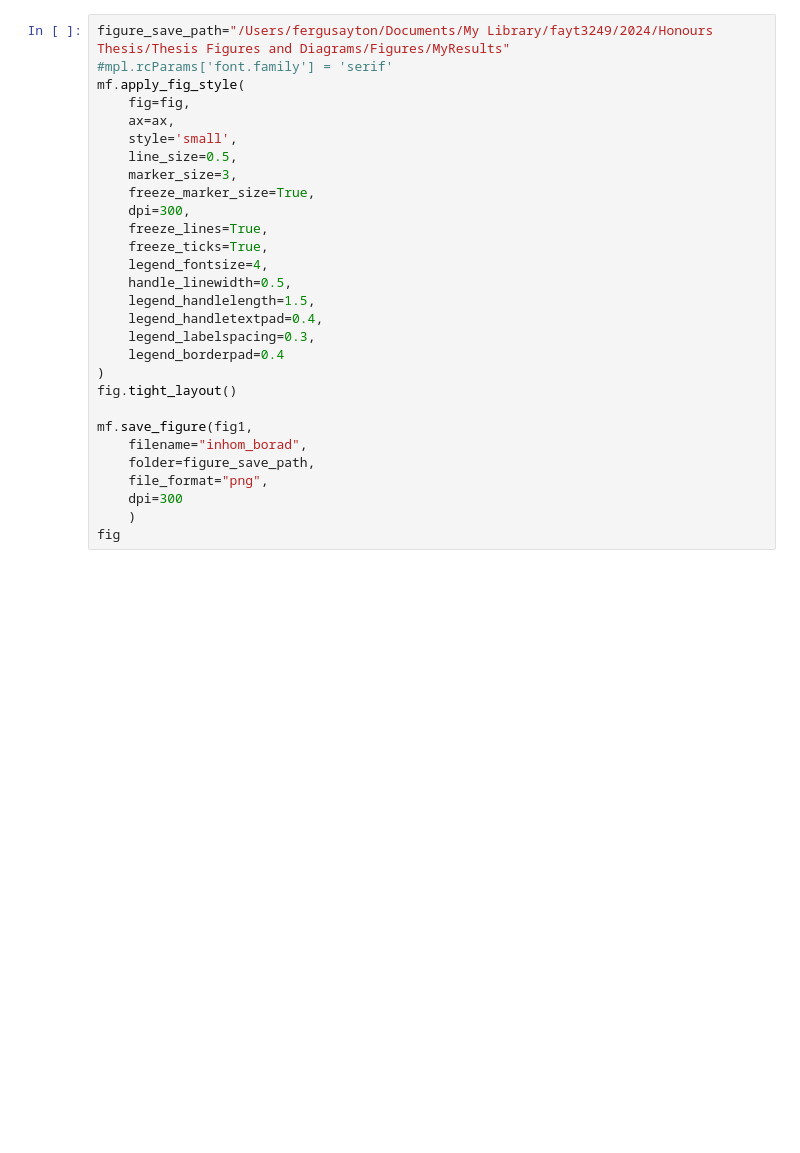
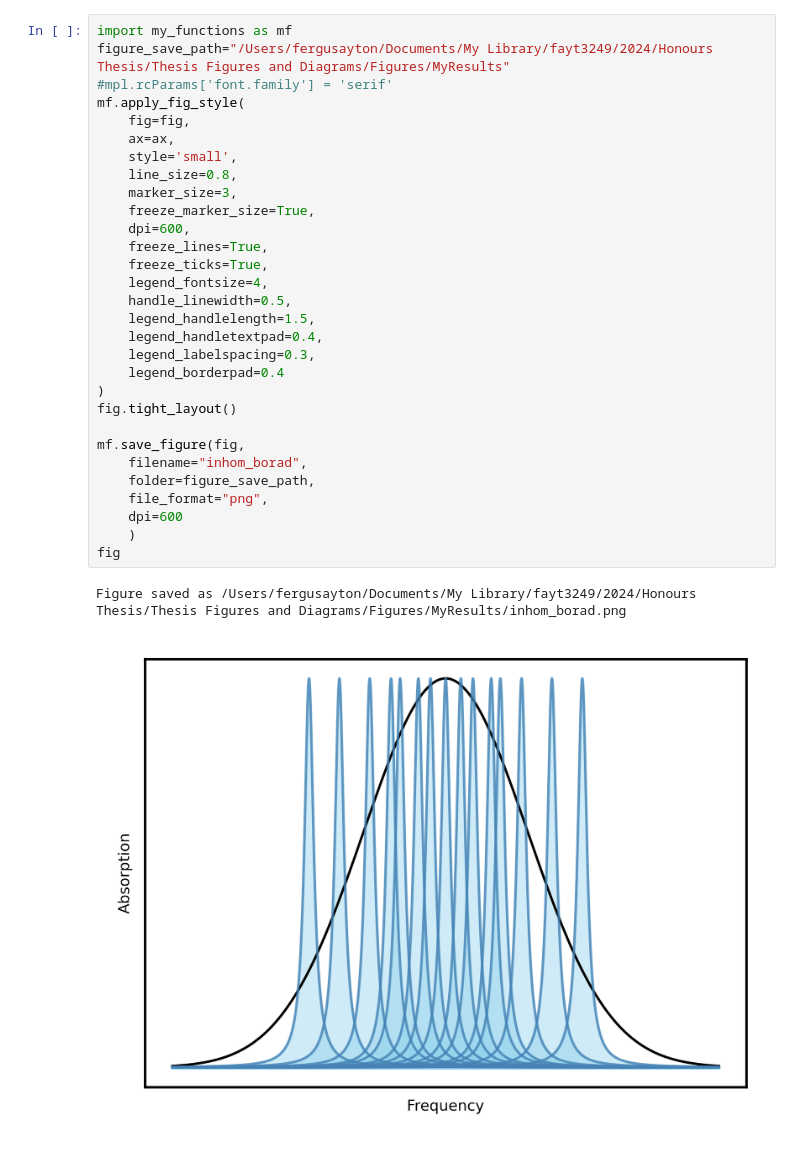
Before and after one commit to fergusayton/sample_coupling_analysis, a Jupyter notebook: inhomogenious_borad.ipynb, the cells around one changed output. Drawn from its saved outputs; the diff is of its cells as text; blank space fills up the shorter version.

```diff
--- a/inhomogenious_borad.ipynb
+++ b/inhomogenious_borad.ipynb
@@ -48,29 +52,33 @@ Figure saved as /Users/fergusayton/Documents/My Library/fayt3249/2024/Honours Th
 # %%
+import my_functions as mf
 figure_save_path="/Users/fergusayton/Documents/My Library/fayt3249/2024/Honours Thesis/Thesis Figures and Diagrams/Figures/MyResults"
 #mpl.rcParams['font.family'] = 'serif'
 mf.apply_fig_style(
     fig=fig,
     ax=ax,
     style='small',
-    line_size=0.5,
+    line_size=0.8,
     marker_size=3,
     freeze_marker_size=True,
-    dpi=300,
+    dpi=600,
     freeze_lines=True,
     freeze_ticks=True,
     legend_fontsize=4,
     handle_linewidth=0.5,
     legend_handlelength=1.5,
     legend_handletextpad=0.4,
     legend_labelspacing=0.3,
     legend_borderpad=0.4
 )
 fig.tight_layout()
 
-mf.save_figure(fig1,
+mf.save_figure(fig,
     filename="inhom_borad",
     folder=figure_save_path,
     file_format="png",
-    dpi=300
+    dpi=600
     )
 fig
+# %% [output]
+Figure saved as /Users/fergusayton/Documents/My Library/fayt3249/2024/Honours Thesis/Thesis Figures and Diagrams/Figures/MyResults/inhom_borad.png
+[figure, added]
```
Also changed, not shown: parts of 1 cell of this notebook, 3 other files.
